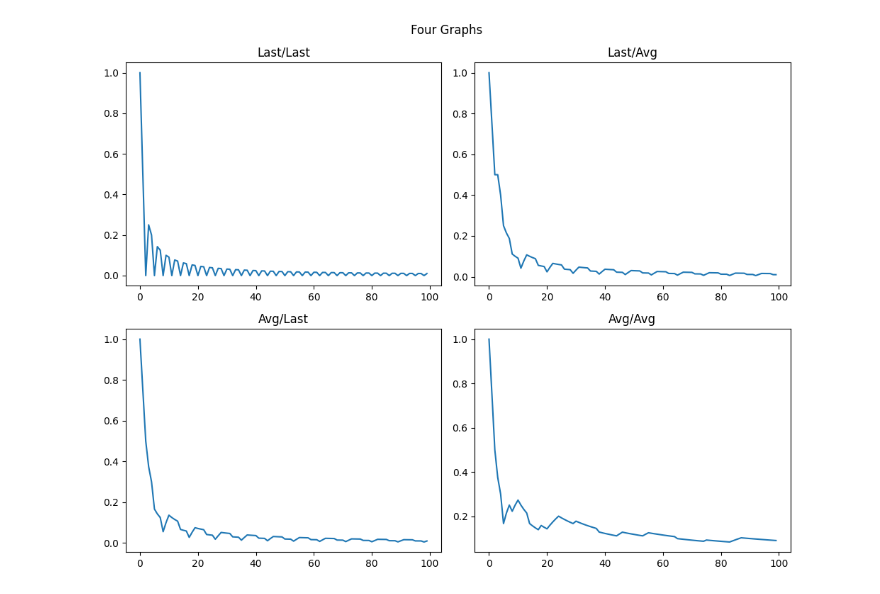
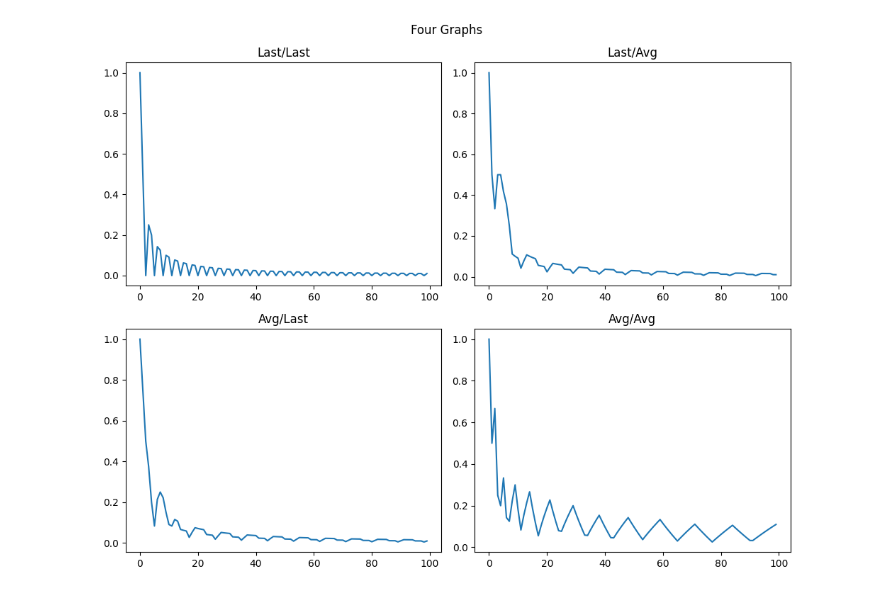
Before and after one commit to eiglerl/alg_game_theory, a Jupyter notebook: libs/week3.ipynb, the cells around one changed output. Saved outputs shown, nothing was run; the diff lists cells and outputs as text; code cells hidden in the pictures.

```diff
--- a/libs/week3.ipynb
+++ b/libs/week3.ipynb
@@ -77,8 +77,8 @@ def best_response_last(matrix, actions, n):
     return br.reshape((1, -1))
 # %%
 
-def game(matrix1, matrix2, turns, function_row, function_column):
-    n, m = matrix1.shape
+def game(matrix, turns, function_row, function_column):
+    n, m = matrix.shape
 
     actions1 = []
     actions2 = []
@@ -90,9 +90,9 @@ def game(matrix1, matrix2, turns, function_row, function_column):
     for i in range(turns):
         # print(f"turn {i+1}/{turns}")
         # strat1 = strat_into_row_strat(function_row(matrix1, actions2, m))
-        strat1 = function_row(matrix1, actions2, m)
+        strat1 = function_row(matrix, actions2, m)
         # strat2 = strat_into_col_strat(function_column(matrix2.T, actions1, n))
-        strat2 = function_column(matrix2, actions1, n)
+        strat2 = function_column(-matrix.T, actions1, n)
         # print(strat1)
         # print(strat2)
         # response1 = np.choices(strat1)
@@ -106,8 +106,8 @@ def game(matrix1, matrix2, turns, function_row, function_column):
         actions1.append(response1)
         actions2.append(response2)
 
-        u1 = matrix1[response1, response2]
-        u2 = matrix2[response2, response1]
+        u1 = matrix[response1, response2]
+        u2 = -u1
 
         utility1.append(u1)
         # print(action_to_name(response1), " vs ", action_to_name(response2))
@@ -118,11 +118,9 @@ def game(matrix1, matrix2, turns, function_row, function_column):
         # print(average_strat(actions1, n).T.shape, average_strat(actions2, m).shape)
         # print(strat1.shape, strat2.T.shape)
 
-        exploitation = week3.compute_exploitability_zero_sum(matrix1,
-                                                             row_strategy=strat1,
-                                                             column_strategy=strat2
-                                                            #  row_strategy=strat_into_row_strat(average_strat(actions1, n)),
-                                                            #  column_strategy=strat_into_col_strat(average_strat(actions2, m)))
+        exploitation = week3.compute_exploitability_zero_sum(matrix,
+                                                             row_strategy=strat_into_row_strat(average_strat(actions1, n)),
+                                                             column_strategy=strat_into_col_strat(average_strat(actions2, m)))
         # print(f"avg strat1 {average_strat(actions1, n)}, avg strat2 {average_strat(actions2, m)}")
 
         expl.append(exploitation)
@@ -146,35 +144,35 @@ matrix2 = -matrix1.T
 # matrix2 = -matrix1.T
 
 turns = 100
-_,_, exlp_ll = game(matrix1, matrix2, turns, best_response_last, best_response_last)
-_,_, exlp_la = game(matrix1, matrix2, turns, best_response_last, best_response_from_avg)
-_,_, exlp_al = game(matrix1, matrix2, turns, best_response_from_avg, best_response_last)
-_,_, exlp_aa = game(matrix1, matrix2, turns, best_response_from_avg, best_response_from_avg)
+_,_, exlp_ll = game(matrix1, turns, best_response_last, best_response_last)
+_,_, exlp_la = game(matrix1, turns, best_response_last, best_response_from_avg)
+_,_, exlp_al = game(matrix1, turns, best_response_from_avg, best_response_last)
+_,_, exlp_aa = game(matrix1, turns, best_response_from_avg, best_response_from_avg)
 
 
 # Create a 2x2 grid of subplots
 fig, axes = plt.subplots(2, 2, figsize=(10, 8))
 
 # Plot on each subplot
 axes[0, 0].plot(exlp_ll)
 axes[0, 0].set_title('Last/Last')
 
 axes[0, 1].plot(exlp_la)
 axes[0, 1].set_title('Last/Avg')
 
 axes[1, 0].plot(exlp_al)
 axes[1, 0].set_title('Avg/Last')
 
 axes[1, 1].plot(exlp_aa)
 axes[1, 1].set_title('Avg/Avg')
 
 # Add a title for the entire figure
 fig.suptitle('Four Graphs')
 
 # Adjust the layout to prevent overlap
 plt.tight_layout()
 
 # Show the plots
 plt.show()
 # %% [output]
-[figure, old version]
+[figure, new version]
```
Also changed, not shown: 11 other files.
